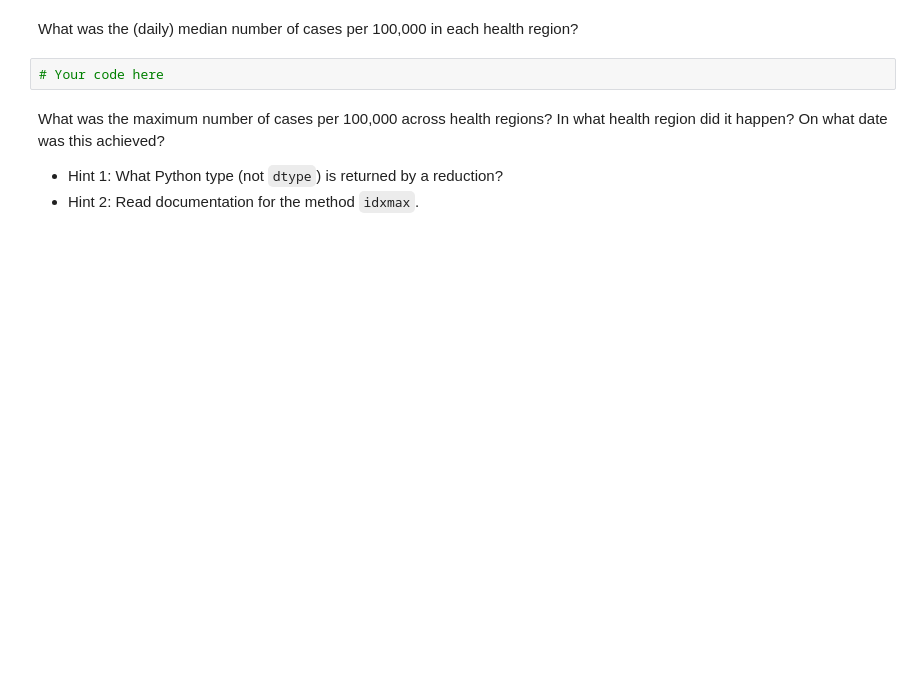
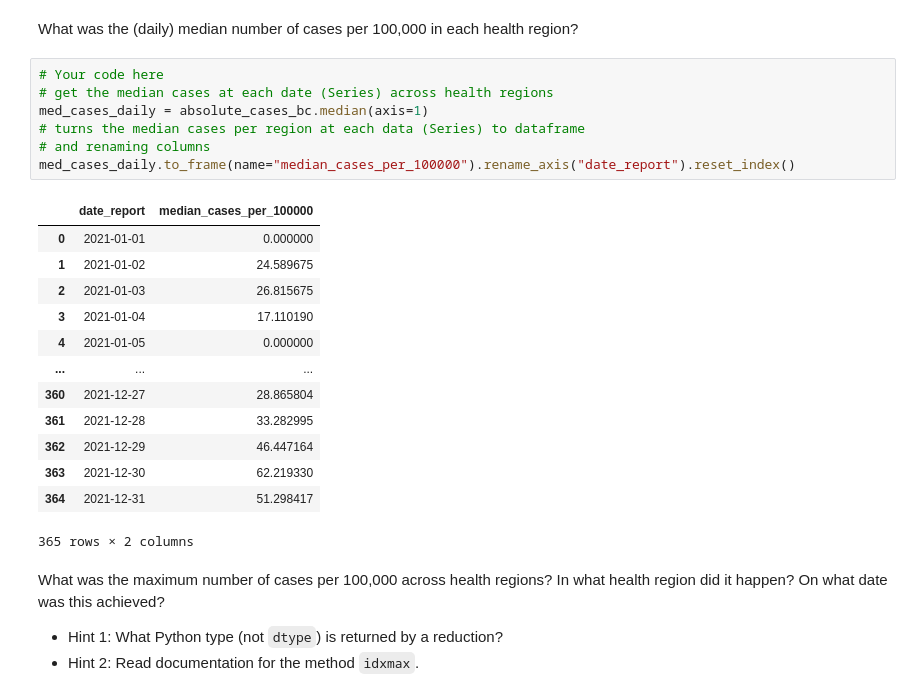
Before and after one commit to tonyliang19/ECON323_2023_Spring, a Jupyter notebook: problem_sets/problem_set_5_Luo_Liang.ipynb, the cells around one changed output. Cells and saved outputs as stored; diff of their text form; blank space fills up the shorter version.

```diff
--- a/problem_sets/problem_set_5_Luo_Liang.ipynb
+++ b/problem_sets/problem_set_5_Luo_Liang.ipynb
@@ -81,6 +102,25 @@ Transform the `cases` and `cases100k` columns by taking their absolute value. At
 What was the (daily) median number of cases per 100,000 in each health region?
 # %%
 # Your code here
+# get the median cases at each date (Series) across health regions
+med_cases_daily = absolute_cases_bc.median(axis=1)
+# turns the median cases per region at each data (Series) to dataframe
+# and renaming columns
+med_cases_daily.to_frame(name="median_cases_per_100000").rename_axis("date_report").reset_index()
+# %% [output]
+|  | date_report | median_cases_per_100000 |
+| 0 | 2021-01-01 | 0.000000 |
+| 1 | 2021-01-02 | 24.589675 |
+| 2 | 2021-01-03 | 26.815675 |
+| 3 | 2021-01-04 | 17.110190 |
+| 4 | 2021-01-05 | 0.000000 |
+| ... | ... | ... |
+| 360 | 2021-12-27 | 28.865804 |
+| 361 | 2021-12-28 | 33.282995 |
+| 362 | 2021-12-29 | 46.447164 |
+| 363 | 2021-12-30 | 62.219330 |
+| 364 | 2021-12-31 | 51.298417 |
+365 rows × 2 columns
 # %% [markdown]
 What was the maximum number of cases per 100,000 across health regions? In what health region did it happen? On what date was this achieved?
 
```
Also changed, not shown: parts of 3 cells of this notebook.
